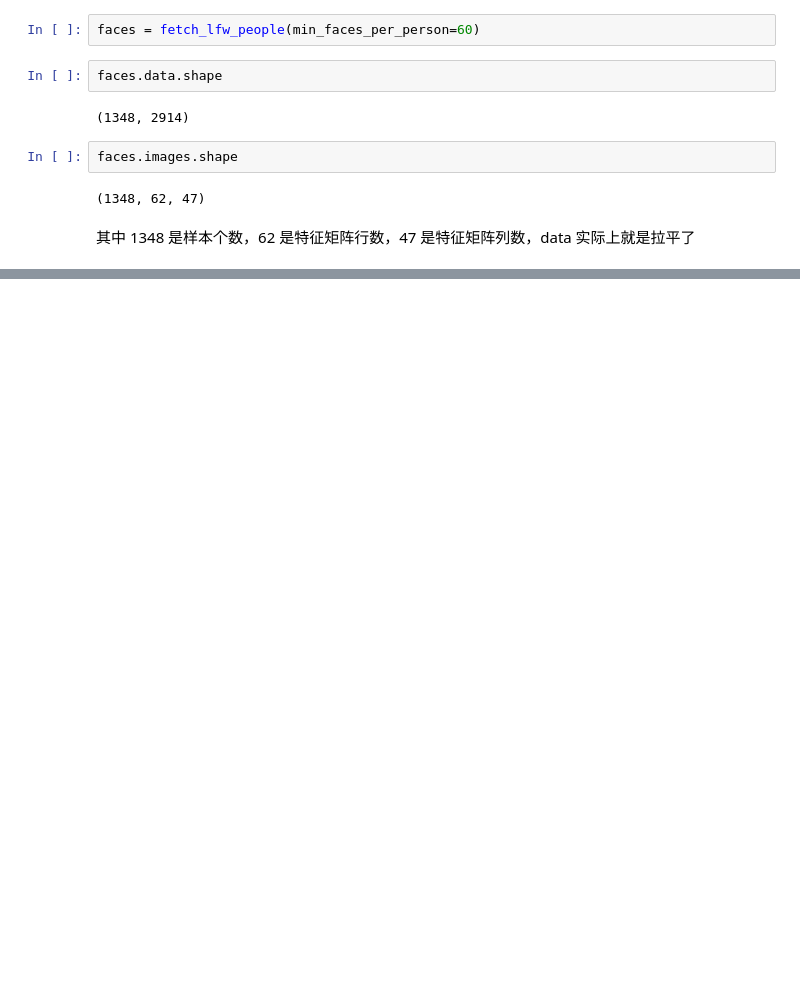
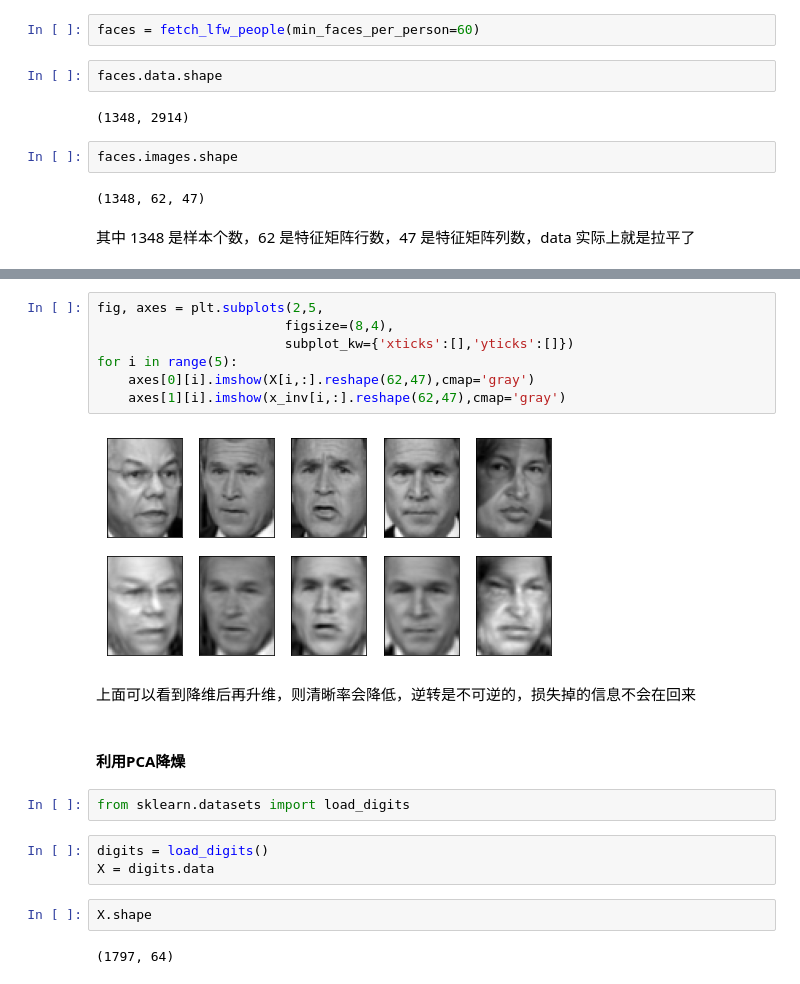
Before and after one commit to qitianyuu/sklearn, a Jupyter notebook: PCA_Code.ipynb, the cells around one changed output, grey strips where cells are left out. Drawn from its saved outputs; the diff is of its cells as text; blank space fills up the shorter version.

```diff
--- a/PCA_Code.ipynb
+++ b/PCA_Code.ipynb
@@ -142,0 +171,22 @@ axes[0][0].imshow(faces.images[0,:,:])
+# %%
+fig, axes = plt.subplots(2,5,
+                        figsize=(8,4),
+                        subplot_kw={'xticks':[],'yticks':[]})
+for i in range(5):
+    axes[0][i].imshow(X[i,:].reshape(62,47),cmap='gray')
+    axes[1][i].imshow(x_inv[i,:].reshape(62,47),cmap='gray')
+# %% [output]
+[figure, added]
+# %% [markdown]
+上面可以看到降维后再升维，则清晰率会降低，逆转是不可逆的，损失掉的信息不会在回来
+# %% [markdown]
+#### 利用PCA降燥
+# %%
+from sklearn.datasets import load_digits
+# %%
+digits = load_digits()
+X = digits.data
+# %%
+X.shape
+# %% [output]
+(1797, 64)
```
Also changed, not shown: parts of 31 cells of this notebook, 1 other file.
